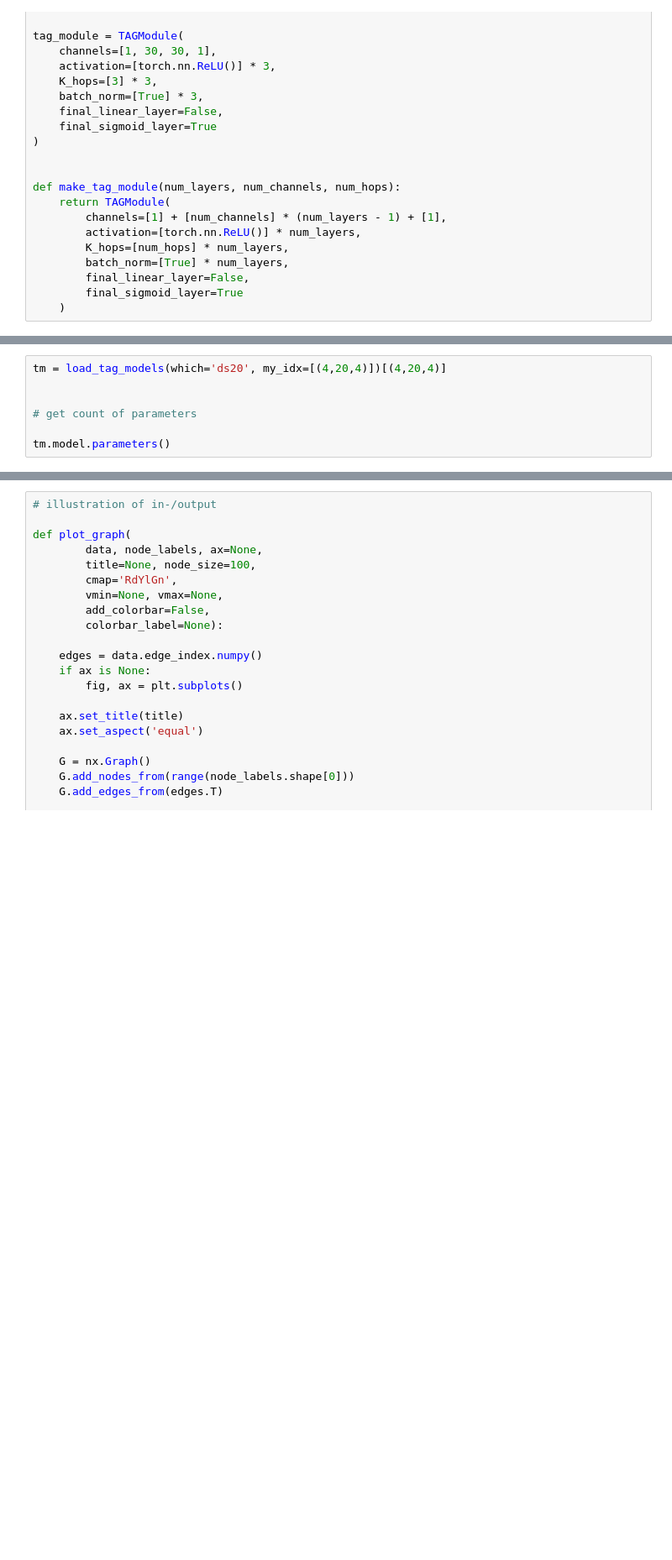
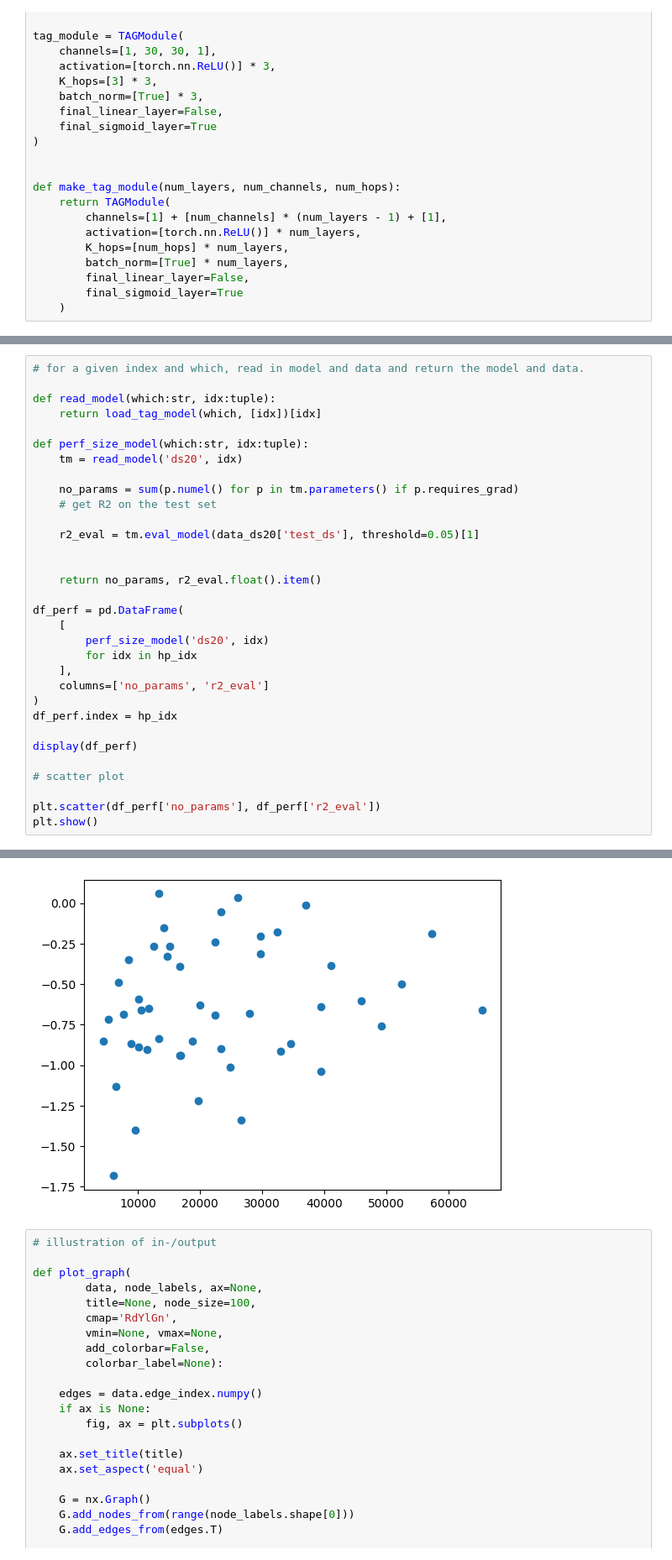
Before and after one commit to jcreutzig/uda_project_2024, a Jupyter notebook: notebook_uda_creutzig.ipynb, the cells around one changed output, grey strips where cells are left out. Shown: that part at 84% size. Cells and saved outputs as stored; diff of their text form; blank space fills up the shorter version.

```diff
--- a/notebook_uda_creutzig.ipynb
+++ b/notebook_uda_creutzig.ipynb
@@ -571,7 +500,0 @@ def  load_tag_models(which: str='ds20', my_idx: list = hp_idx):
-# %%
-tm = load_tag_models(which='ds20', my_idx=[(4,20,4)])[(4,20,4)]
-
-
-# get count of parameters
-
-tm.model.parameters()
@@ -601,0 +584,33 @@ plt.show()
+# %%
+# for a given index and which, read in model and data and return the model and data.
+
+def read_model(which:str, idx:tuple):
+    return load_tag_model(which, [idx])[idx]
+
+def perf_size_model(which:str, idx:tuple):
+    tm = read_model('ds20', idx)
+
+    no_params = sum(p.numel() for p in tm.parameters() if p.requires_grad)
+    # get R2 on the test set
+
+    r2_eval = tm.eval_model(data_ds20['test_ds'], threshold=0.05)[1]
+
+
+    return no_params, r2_eval.float().item()
+
+df_perf = pd.DataFrame(
+    [
+        perf_size_model('ds20', idx)
+        for idx in hp_idx
+    ],
+    columns=['no_params', 'r2_eval']
+)
+df_perf.index = hp_idx
+
+display(df_perf)
+
+# scatter plot
+
+plt.scatter(df_perf['no_params'], df_perf['r2_eval'])
+plt.show()
+# %% [output]
@@ -602,3 +634,4 @@ plt.show()
+[figure, added]
 # %%
 # illustration of in-/output
 
```
Also changed, not shown: parts of 11 cells of this notebook.
